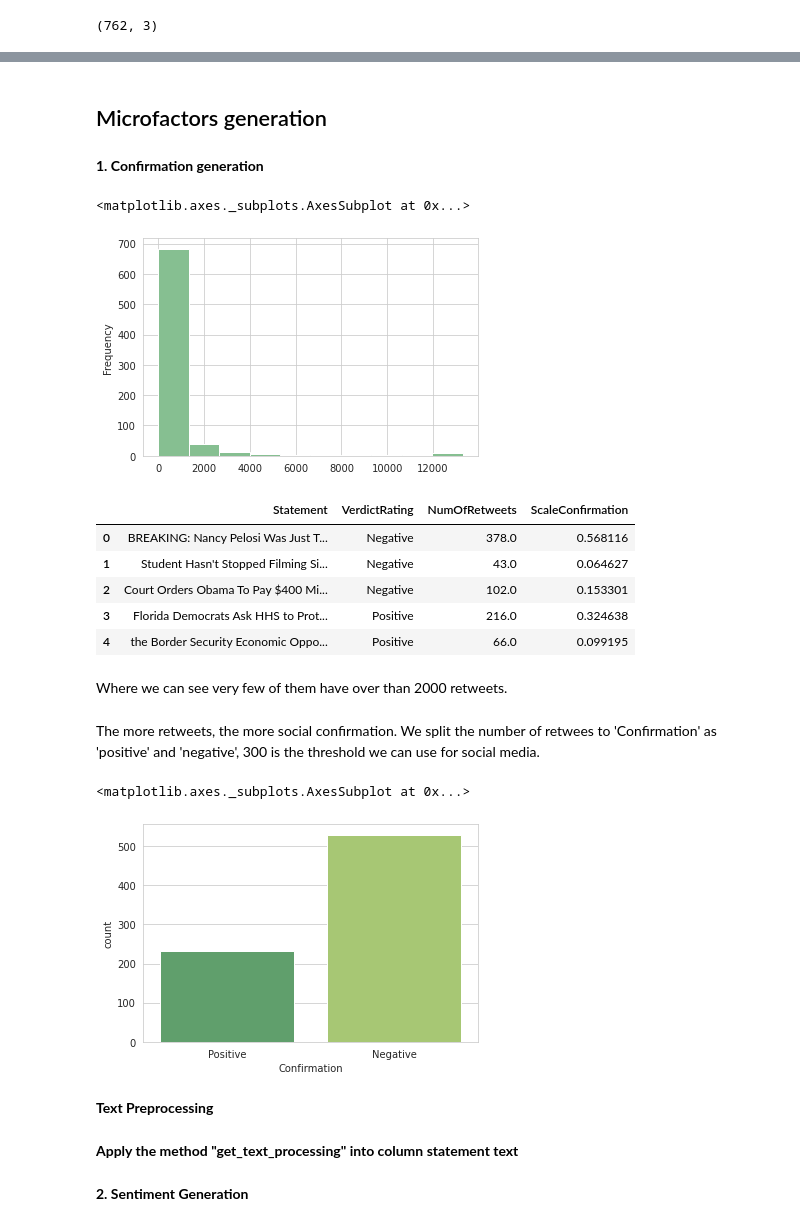
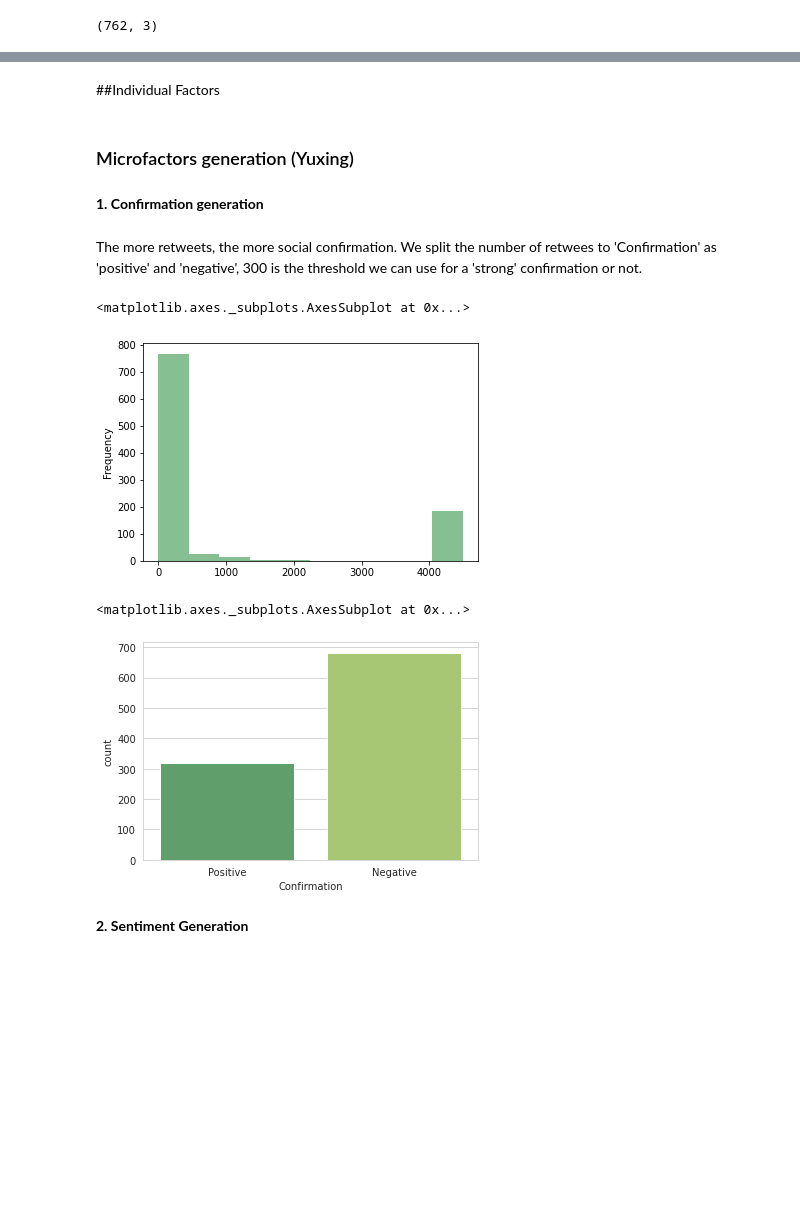
Before and after one commit to YuxingW/machine_learning, a Jupyter notebook: hw10/combine_factors_and_data_pipeline.ipynb, the cells around one changed output, grey strips where cells are left out. Saved outputs shown, nothing was run; the diff lists cells and outputs as text; code cells hidden in the pictures; blank space fills up the shorter version.

```diff
--- a/hw10/combine_factors_and_data_pipeline.ipynb
+++ b/hw10/combine_factors_and_data_pipeline.ipynb
@@ -196,0 +178,2 @@ df_sample['VerdictRating'] = df_sample['Verdict'].apply(lambda x: 'Positive' if
+# %%
+df = df_tweet.copy()
@@ -197,39 +187,35 @@ df_sample['VerdictRating'] = df_sample['Verdict'].apply(lambda x: 'Positive' if
+# %%
+df['Statement'] = df['Statement'].apply(get_text_processing)
+df_sample['Statement'] = df_sample['Statement'].apply(get_text_processing)
+# %% [markdown]
+##Individual Factors
 # %% [markdown]
-## Microfactors generation
+### Microfactors generation (Yuxing)
 # %% [markdown]
 **1. Confirmation generation**
+# %% [markdown]
+The more retweets, the more social confirmation. We split the number of retwees to 'Confirmation' as 'positive' and 'negative', 300 is the threshold we can use for a 'strong' confirmation or not.
 # %%
 pd.options.mode.chained_assignment = None
 
-ulimit = np.percentile(df_train.NumOfRetweets, 99)
-df_train['NumOfRetweets'].loc[df_train['NumOfRetweets']>ulimit] = ulimit
-llimit = np.percentile(df_train.NumOfRetweets.values, 1)
-df_train['NumOfRetweets'].loc[df_train['NumOfRetweets']<llimit] = llimit
-df_train['NumOfRetweets'].plot.hist(color='#86bf91')
+ulimit = np.percentile(df.NumOfRetweets, 99)
+df['NumOfRetweets'].loc[df['NumOfRetweets']>ulimit] = ulimit
+llimit = np.percentile(df.NumOfRetweets.values, 1)
+df['NumOfRetweets'].loc[df['NumOfRetweets']<llimit] = llimit
+df['NumOfRetweets'].plot.hist(color='#86bf91')
 # %% [output]
 <matplotlib.axes._subplots.AxesSubplot at 0x...>
-[figure, old version]
+[figure, new version]
 # %%
-df_train['ScaleConfirmation'] = df_train['NumOfRetweets']/df_train['NumOfRetweets'].mean()
-df_train['ScaleConfirmation'] = df_train['ScaleConfirmation'].apply(lambda x: 1 if x > 1 else x)
-df_train.head()
+def gen_microfactor_confirmation(df):
+  df['ScaleConfirmation'] = df['NumOfRetweets']/df['NumOfRetweets'].mean()
+  df['ScaleConfirmation'] = df['ScaleConfirmation'].apply(lambda x: 1 if x > 1 else x)
+  df['Confirmation'] = df['ScaleConfirmation'].apply(lambda x: 'Positive' if x > 0.2 else 'Negative')
+
+gen_microfactor_confirmation(df)
-# %% [output]
-|  | Statement | VerdictRating | NumOfRetweets | ScaleConfirmation |
-| 0 | BREAKING: Nancy Pelosi Was Just T... | Negative | 378.0 | 0.568116 |
-| 1 | Student Hasn't Stopped Filming Si... | Negative | 43.0 | 0.064627 |
-| 2 | Court Orders Obama To Pay $400 Mi... | Negative | 102.0 | 0.153301 |
-| 3 | Florida Democrats Ask HHS to Prot... | Positive | 216.0 | 0.324638 |
-| 4 | the Border Security Economic Oppo... | Positive | 66.0 | 0.099195 |
-# %% [markdown]
-Where we can see very few of them have over than 2000 retweets.
-# %% [markdown]
-The more retweets, the more social confirmation. We split the number of retwees to 'Confirmation' as 'positive' and 'negative', 300 is the threshold we can use for social media.
 # %%
-df_train['Confirmation'] = df_train['NumOfRetweets'].apply(lambda x: 'Positive' if x > 300 else 'Negative')
 sns.set_style('whitegrid')
-sns.countplot(x='Confirmation',data=df_train, palette='summer')
+sns.countplot(x='Confirmation',data=df, palette='summer')
 # %% [output]
 <matplotlib.axes._subplots.AxesSubplot at 0x...>
-[figure, old version]
+[figure, new version]
-# %% [markdown]
-**Text Preprocessing**
@@ -243,2 +221,0 @@ def get_text_processing(text):
-# %% [markdown]
-**Apply the method "get_text_processing" into column statement text**
```
Also changed, not shown: parts of 47 cells of this notebook.
